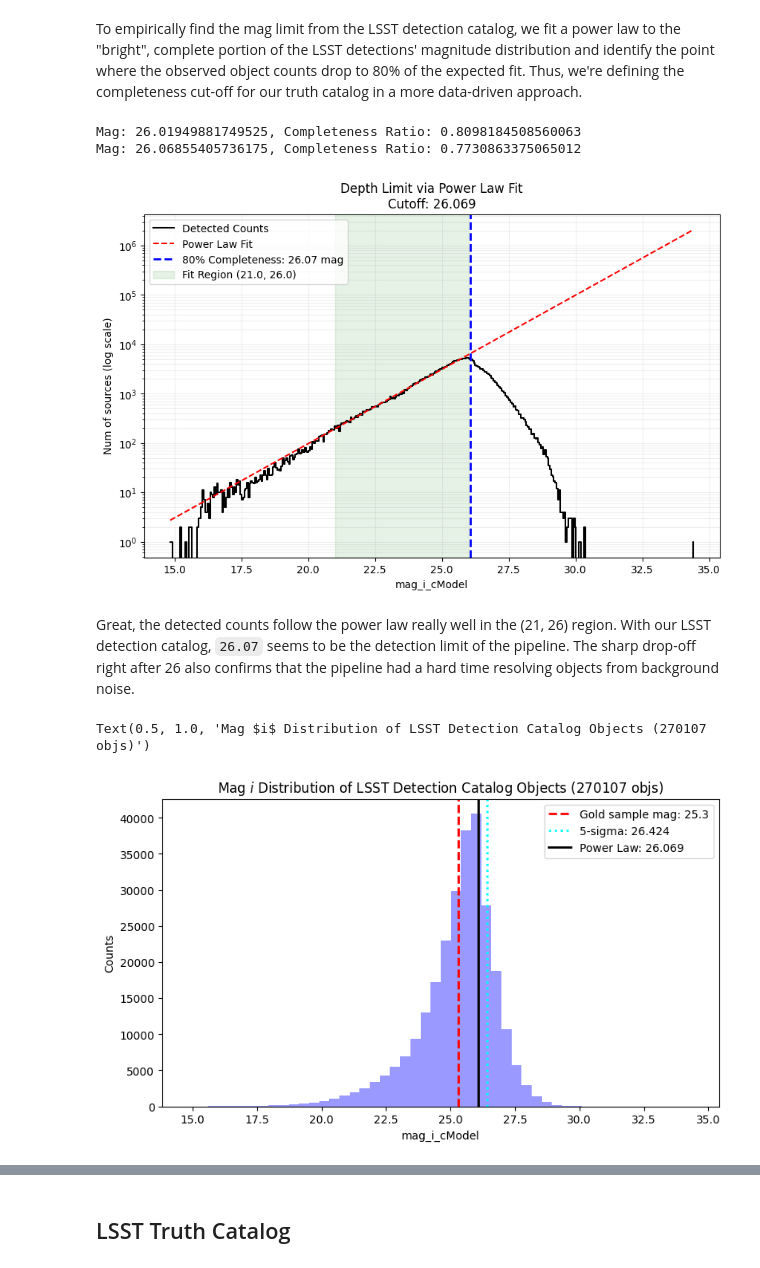
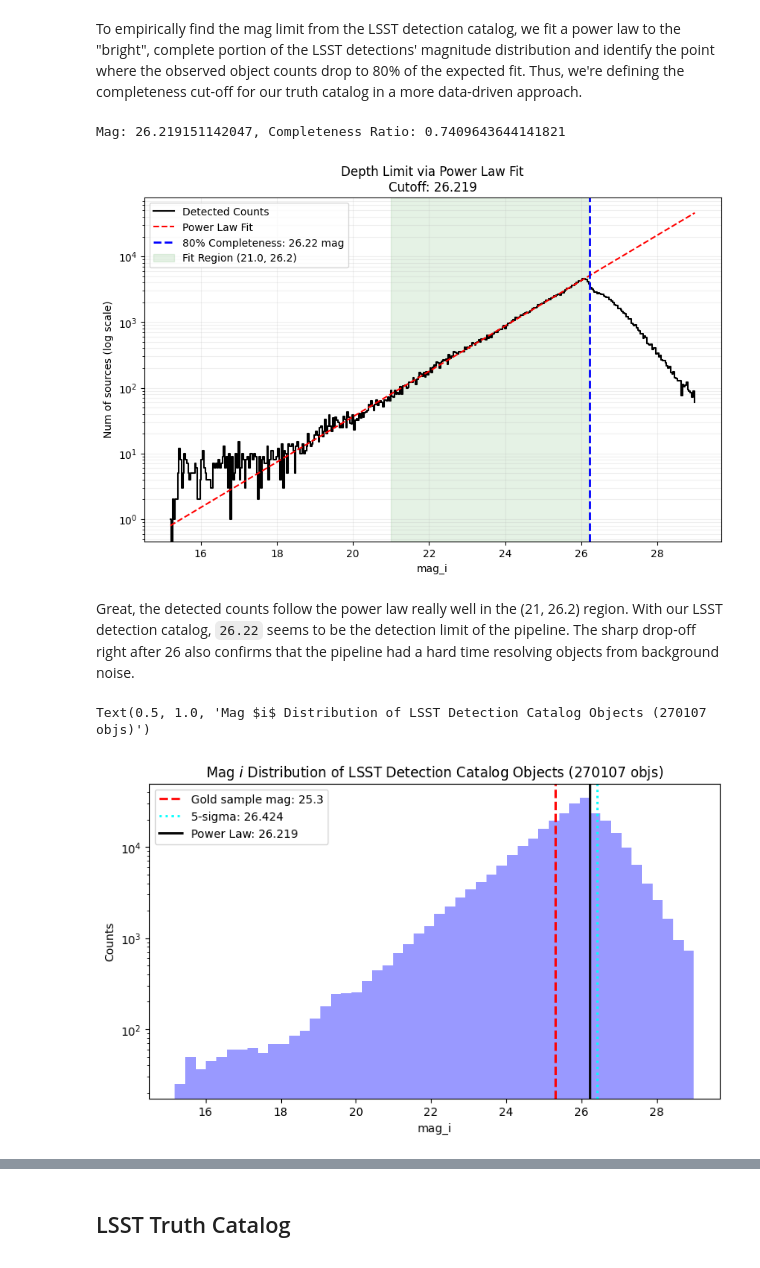
Before and after one commit to grantmerz/DeepDISC_Roman_Rubin, a Jupyter notebook: test_cats.ipynb, the cells around one changed output, grey strips where cells are left out. Drawn from its saved outputs; the diff is of its cells as text; code cells hidden in the pictures.

```diff
--- a/test_cats.ipynb
+++ b/test_cats.ipynb
@@ -163,0 +270,10 @@ clean_det_cat.to_json(f'{os.path.expanduser("~")}/lsst_runs/{run_name}/test_cats
+# %%
+# does clean_det_cat['mag_i'] have any NaNs?
+print(clean_det_cat['mag_i'].isna().sum(), " NaNs in mag_i")
+# does clean_det_cat['mag_{band}_cModel'] have any NaNs for all bands?
+band = ['u', 'g', 'r', 'i', 'z', 'y']
+for b in band:
+    print("---")
+    print(clean_det_cat[f'mag_{b}_cModel'].isna().sum(), f" NaNs in mag_{b}_cModel")
+    # are those NaNs for stars aka extendedness == 0?
+    print(len(clean_det_cat[clean_det_cat[f'mag_{b}_cModel'].isna() & (clean_det_cat['extendedness'] == 0)]), f" NaNs in mag_{b}_cModel for stars")
@@ -218,21 +357,22 @@ print(f"Limiting Magnitude: mag_i <= {given_mag_limit:.3f}")  # 26.42
 # %% [output]
 Limiting Magnitude: mag_i <= 26.424
 # %%
-counts, bin_edges = np.histogram(clean_det_cat[np.isfinite(clean_det_cat['mag_i_cModel'])]['mag_i_cModel'], bins=50)
+counts, bin_edges = np.histogram(clean_det_cat[np.isfinite(clean_det_cat['mag_i'])]['mag_i'], bins=50)
 # bin with highest count
 peak_bin_index = np.argmax(counts)
 # since bin edges give you (bins+1) edges, we do +1 to get center of peak bin
 peak_mag = (bin_edges[peak_bin_index] + bin_edges[peak_bin_index + 1]) / 2
 plt.figure(figsize=(9, 5))
-plt.xlabel('mag_i_cModel')
+plt.xlabel('mag_i')
 plt.ylabel('Counts')
-# plt.axvline(np.mean(clean_det_cat['mag_i_cModel']), color='green', linestyle='solid',
-#             linewidth='2', label=f'Mean mag_i_cModel: {np.mean(clean_det_cat["mag_i_cModel"]):.3f}')
+# plt.axvline(np.mean(clean_det_cat['mag_i']), color='green', linestyle='solid',
+#             linewidth='2', label=f'Mean mag_i: {np.mean(clean_det_cat["mag_i"]):.3f}')
 plt.axvline(peak_mag, color='red', linestyle='dashed', linewidth='2',
-            label=f"Peak's mag_i_cModel: {peak_mag:.3f}")
+            label=f"Peak's mag_i: {peak_mag:.3f}")
 plt.axvline(25.3, color='black', linestyle='--', linewidth='2', label=f'Gold sample mag: 25.3')
 plt.axvline(given_mag_limit, color='cyan', linestyle=':', linewidth='2', label=f'5-sigma: {given_mag_limit:.3f}')
-plt.hist(clean_det_cat['mag_i_cModel'], bins=50, alpha=0.4, color='blue')
+plt.hist(clean_det_cat['mag_i'], bins=50, alpha=0.4, color='blue')
+plt.yscale('log')
 plt.legend()
 plt.title(f"Mag $i$ Distribution of LSST Detection Catalog Objects ({len(clean_det_cat)} objs)")
 # %% [output]
@@ -241,7 +381,7 @@ Text(0.5, 1.0, 'Mag $i$ Distribution of LSST Detection Catalog Objects (270107 o
 # %% [markdown]
 To empirically find the mag limit from the LSST detection catalog, we fit a power law to the "bright", complete portion of the LSST detections' magnitude distribution and identify the point where the observed object counts drop to 80% of the expected fit. Thus, we're defining the completeness cut-off for our truth catalog in a more data-driven approach.
 # %%
-def find_mag_limit_power_law(mags, mag_col='mag_i_cModel',
+def find_mag_limit_power_law(mags, mag_col='mag_i',
                                    fit_range=(21.0, 26.0),
                                    threshold=0.80,
                                    bins=50):
@@ -249,7 +389,7 @@ def find_mag_limit_power_law(mags, mag_col='mag_i_cModel',
     Fits a power law to the mag distribution and finds the 80% completeness limit.
     Parameters:
         mags: Array-like of mags from the detection catalog
-        mag_col: Name of the mag column 'mag_i_cModel'
+        mag_col: Name of the mag column 'mag_i'
         fit_range: Tuple (min_mag, max_mag) defining the "bright", complete region (Troxel et al. 2023 uses ~21-26)
         threshold: Ratio (observed / predicted) defining limit (0.80)
         bins: Num of histogram bins/bin width
@@ -307,33 +447,33 @@ def find_mag_limit_power_law(mags, mag_col='mag_i_cModel',
     plt.grid(True, which="both", alpha=0.2)
     return limit_mag
 # %%
-mag_limit = find_mag_limit_power_law(clean_det_cat['mag_i_cModel'].values,
-                                     mag_col='mag_i_cModel',
-                                     fit_range=(21.0, 26.0),
+mag_limit = find_mag_limit_power_law(clean_det_cat['mag_i'].values,
+                                     mag_col='mag_i',
+                                     fit_range=(21.0, 26.2),
                                      threshold=0.80,
                                      bins=400)
 # %% [output]
-Mag: 26.01949881749525, Completeness Ratio: 0.8098184508560063
-Mag: 26.06855405736175, Completeness Ratio: 0.7730863375065012
+Mag: 26.219151142047, Completeness Ratio: 0.7409643644141821
-[figure, old version]
+[figure, new version]
 # %% [markdown]
-Great, the detected counts follow the power law really well in the (21, 26) region. With our LSST detection catalog, `26.07` seems to be the detection limit of the pipeline. The sharp drop-off right after 26 also confirms that the pipeline had a hard time resolving objects from background noise.
+Great, the detected counts follow the power law really well in the (21, 26.2) region. With our LSST detection catalog, `26.22` seems to be the detection limit of the pipeline. The sharp drop-off right after 26 also confirms that the pipeline had a hard time resolving objects from background noise.
 # %%
-counts, bin_edges = np.histogram(clean_det_cat[np.isfinite(clean_det_cat['mag_i_cModel'])]['mag_i_cModel'], bins=50)
+counts, bin_edges = np.histogram(clean_det_cat[np.isfinite(clean_det_cat['mag_i'])]['mag_i'], bins=50)
 # bin with highest count
 peak_bin_index = np.argmax(counts)
 # since bin edges give you (bins+1) edges, we do +1 to get center of peak bin
 peak_mag = (bin_edges[peak_bin_index] + bin_edges[peak_bin_index + 1]) / 2
 plt.figure(figsize=(9, 5))
-plt.xlabel('mag_i_cModel')
+plt.xlabel('mag_i')
 plt.ylabel('Counts')
 plt.axvline(25.3, color='red', linestyle='--', linewidth='2', label=f'Gold sample mag: 25.3')
 plt.axvline(given_mag_limit, color='cyan', linestyle=':', linewidth='2', label=f'5-sigma: {given_mag_limit:.3f}')
 plt.axvline(mag_limit, color='black', linestyle='solid', linewidth='2', label=f'Power Law: {mag_limit:.3f}')
-plt.hist(clean_det_cat['mag_i_cModel'], bins=50, alpha=0.4, color='blue')
+plt.hist(clean_det_cat['mag_i'], bins=50, alpha=0.4, color='blue')
+plt.yscale('log')
 plt.legend()
 plt.title(f"Mag $i$ Distribution of LSST Detection Catalog Objects ({len(clean_det_cat)} objs)")
 # %% [output]
 Text(0.5, 1.0, 'Mag $i$ Distribution of LSST Detection Catalog Objects (270107 objs)')
-[figure, old version]
+[figure, new version]
 # %% [markdown]
```
Also changed, not shown: parts of 81 cells of this notebook.
